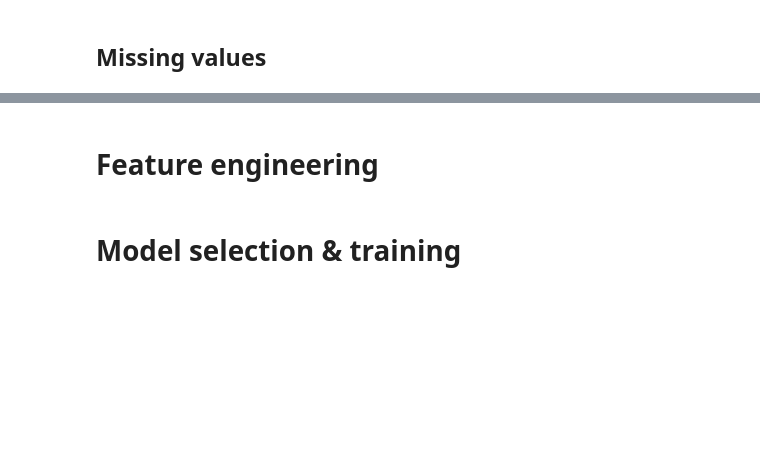
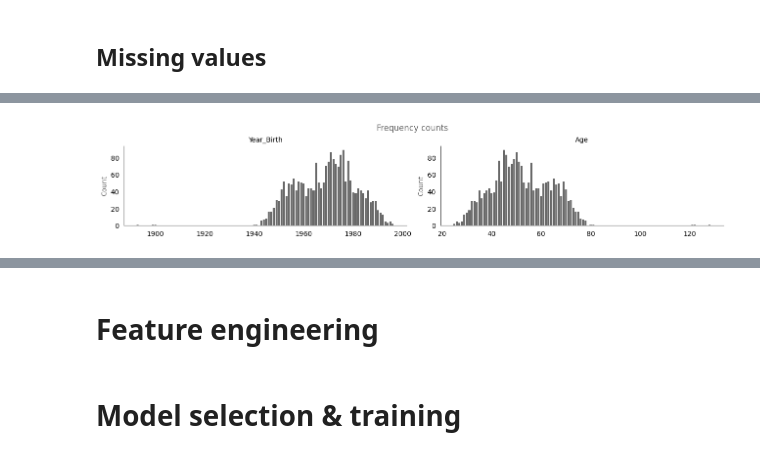
Before and after one commit to earth1987/retail-customer-segmentation, a Jupyter notebook: notebooks/retail_customer_segmentation.ipynb, the cells around one changed output, grey strips where cells are left out. Cells and saved outputs as stored; diff of their text form; code cells hidden in the pictures; blank space fills up the shorter version.

```diff
--- a/notebooks/retail_customer_segmentation.ipynb
+++ b/notebooks/retail_customer_segmentation.ipynb
@@ -63,0 +148,4 @@ from custom_funcs import perc_func
+# %%
+from custom_funcs import perc_func
+clean_df['Age'] = 2021 - clean_df['Year_Birth']
+clean_df[['Year_Birth', 'Age']].describe()
@@ -63,0 +162,16 @@ from custom_funcs import perc_func
+# %%
+object_cols = ['Year_Birth', 'Age']
+fig, axes = plt.subplots(
+    nrows=1, ncols=2, constrained_layout=True, figsize=(6.4*2, 4.8/2))
+for ax, col in zip(axes, object_cols):
+    freq = perc_func(clean_df, col)
+    bars = ax.bar(freq.index, freq['count'], color='dimgray')
+    ax.set_ylabel('Count', fontsize=10, color='dimgray')
+    ax.set_title(f"{col}", fontsize=10)
+    ax.tick_params(bottom=False, left=False)
+    ax.grid(False)
+    ax.spines[['top', 'right']].set_visible(False)
+    ax.spines[['left', 'bottom']].set_color('dimgray')
+fig.suptitle('Frequency counts', color='dimgray');
+# %% [output]
+[figure, added]
```
Also changed, not shown: parts of 40 cells of this notebook, 1 other file.
